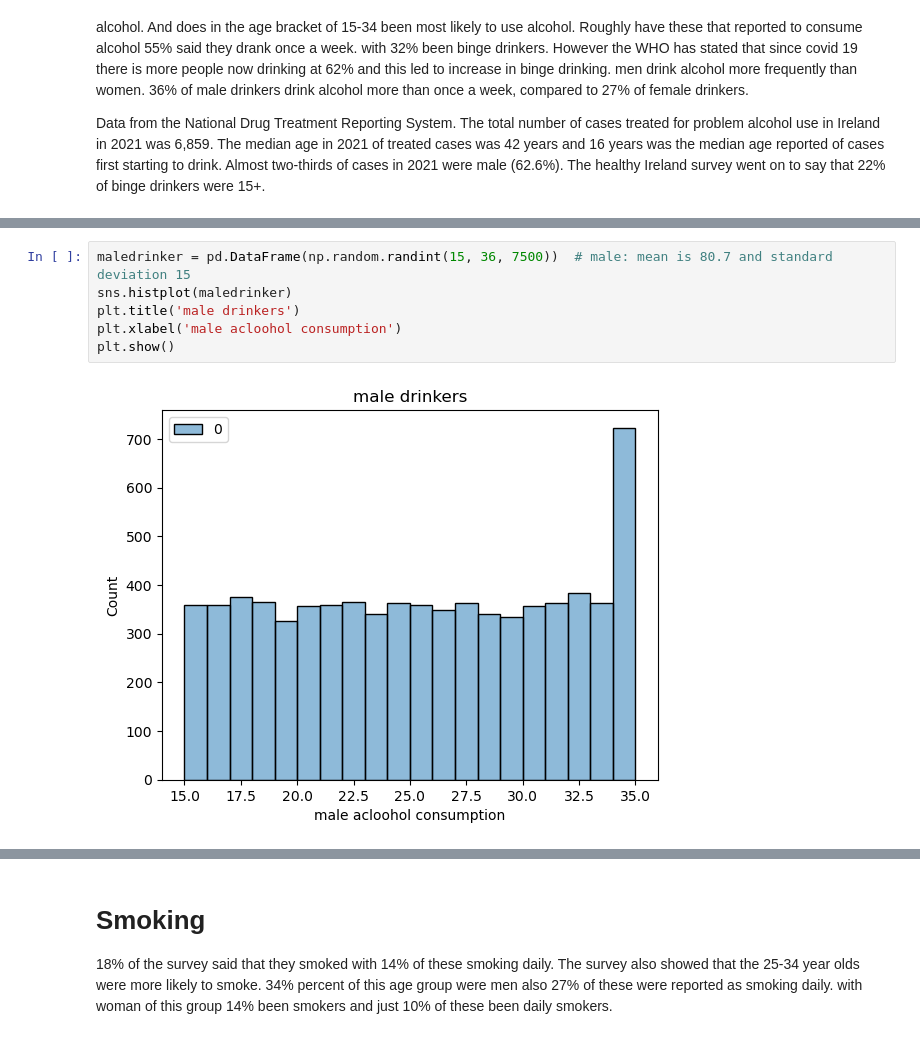
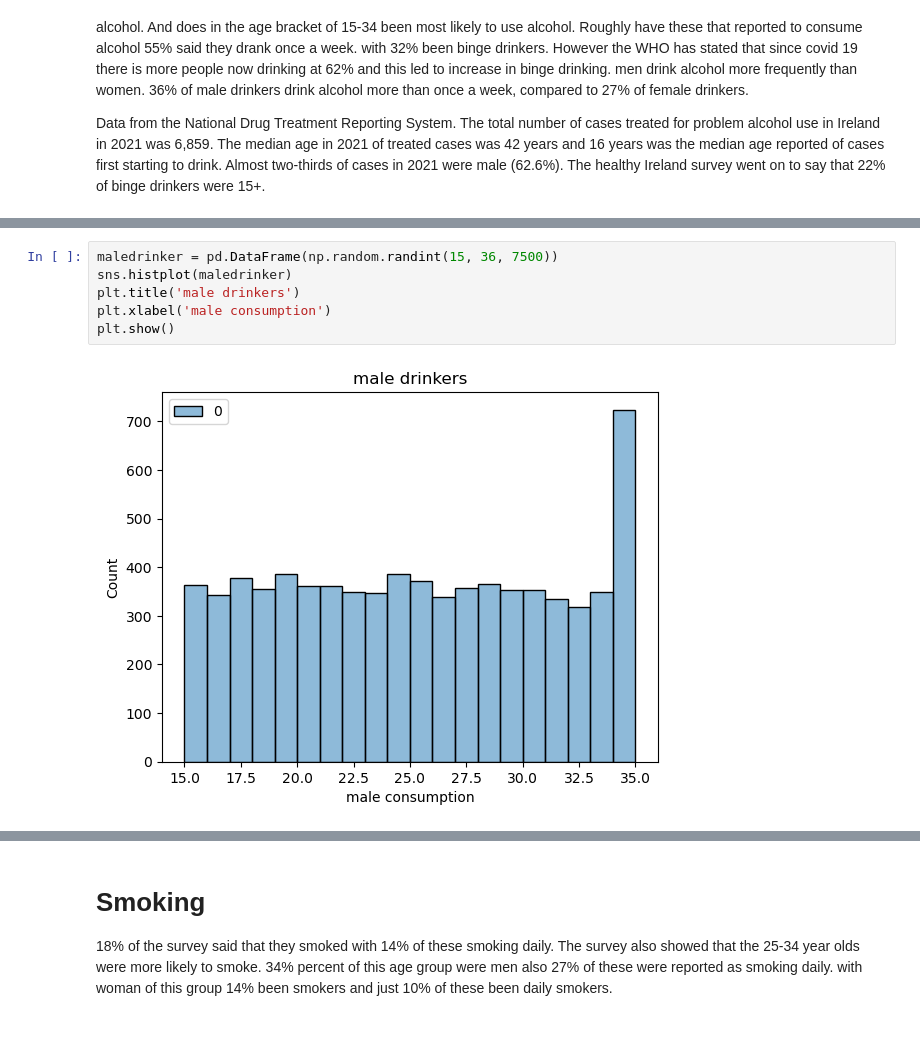
Before and after one commit to keithmmc/PDA1, a Jupyter notebook: PDA1.ipynb, the cells around one changed output, grey strips where cells are left out. Drawn from its saved outputs; the diff is of its cells as text.

```diff
--- a/PDA1.ipynb
+++ b/PDA1.ipynb
@@ -331,8 +331,8 @@ https://gist.github.com/mwaskom/de44147ed2974457ad6372750bbe5751
 # %%
-maledrinker = pd.DataFrame(np.random.randint(15, 36, 7500))  # male: mean is 80.7 and standard deviation 15
+maledrinker = pd.DataFrame(np.random.randint(15, 36, 7500))
 sns.histplot(maledrinker)
 plt.title('male drinkers')
-plt.xlabel('male acloohol consumption')
+plt.xlabel('male consumption')
 plt.show()
 # %% [output]
-[figure, old version]
+[figure, new version]
```
Also changed, not shown: parts of 25 cells of this notebook.
